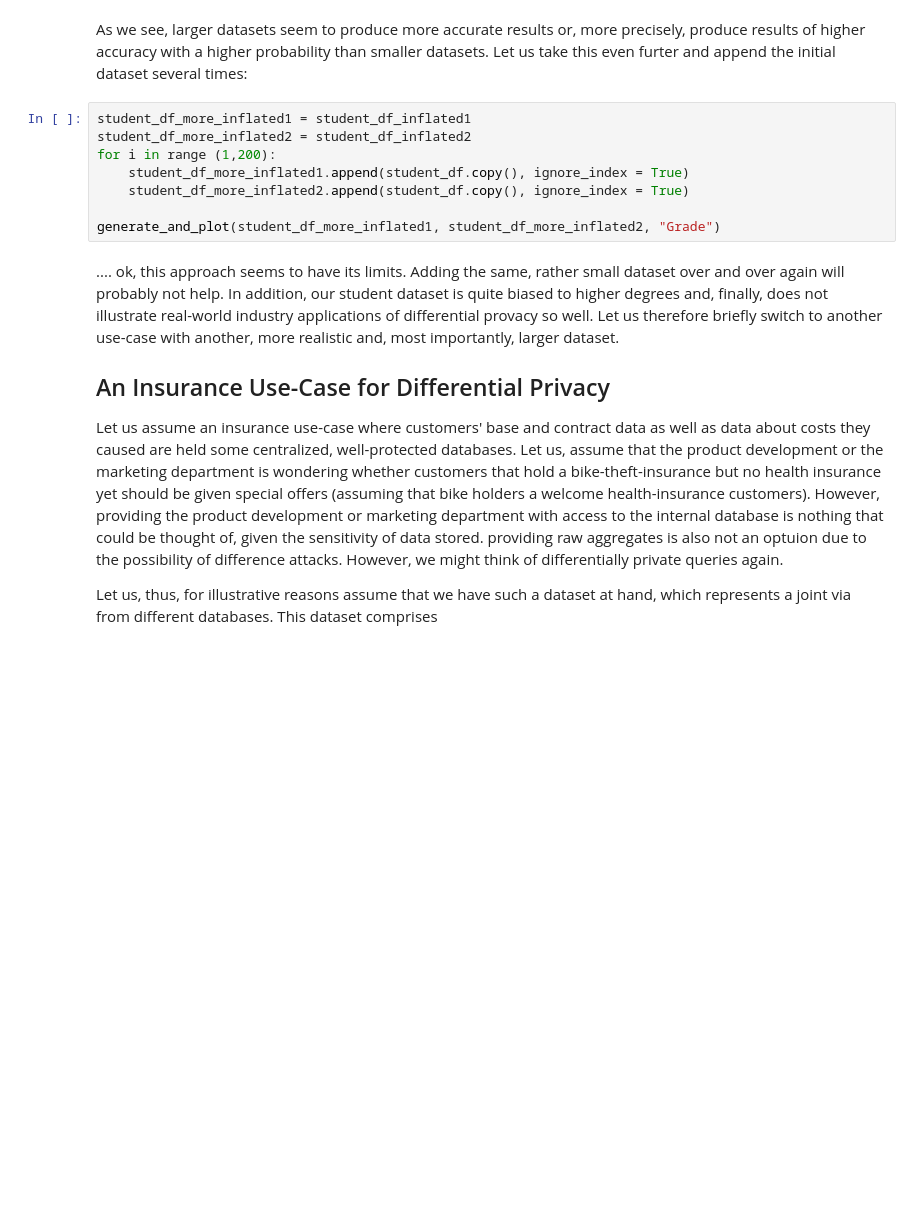
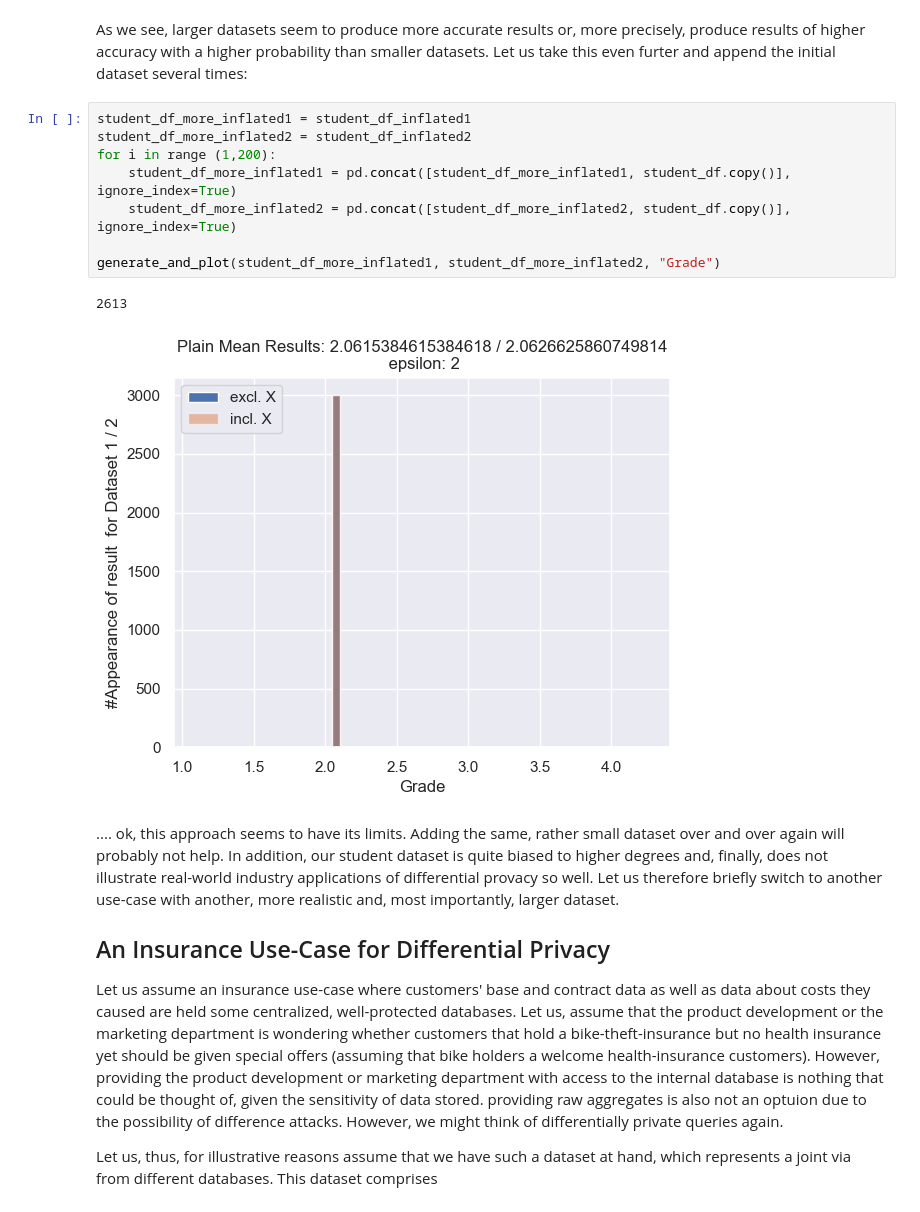
Before and after one commit to fpallas/DiffPriv-demo, a Jupyter notebook: DiffPriv_demo.ipynb, the cells around one changed output. Cells and saved outputs as stored; diff of their text form; blank space fills up the shorter version.

```diff
--- a/DiffPriv_demo.ipynb
+++ b/DiffPriv_demo.ipynb
@@ -253,11 +364,14 @@ As we see, larger datasets seem to produce more accurate results or, more precis
 # %%
 student_df_more_inflated1 = student_df_inflated1
 student_df_more_inflated2 = student_df_inflated2
 for i in range (1,200):
-    student_df_more_inflated1.append(student_df.copy(), ignore_index = True)
-    student_df_more_inflated2.append(student_df.copy(), ignore_index = True)
+    student_df_more_inflated1 = pd.concat([student_df_more_inflated1, student_df.copy()], ignore_index=True)
+    student_df_more_inflated2 = pd.concat([student_df_more_inflated2, student_df.copy()], ignore_index=True)
 
 generate_and_plot(student_df_more_inflated1, student_df_more_inflated2, "Grade")
+# %% [output]
+2613
+[figure, added]
 # %% [markdown]
 .... ok, this approach seems to have its limits. Adding the same, rather small dataset over and over again will probably not help. In addition, our student dataset is quite biased to higher degrees and, finally, does not illustrate real-world industry applications of differential provacy so well. Let us therefore briefly switch to another use-case with another, more realistic and, most importantly, larger dataset.
 
```
Also changed, not shown: parts of 21 cells of this notebook.
